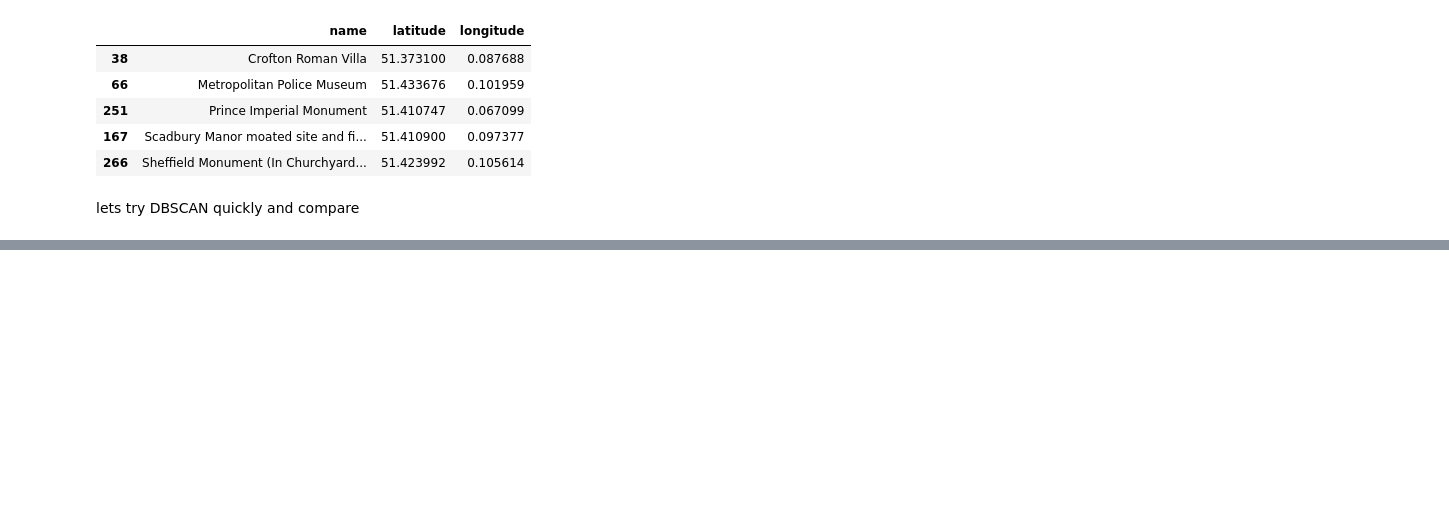
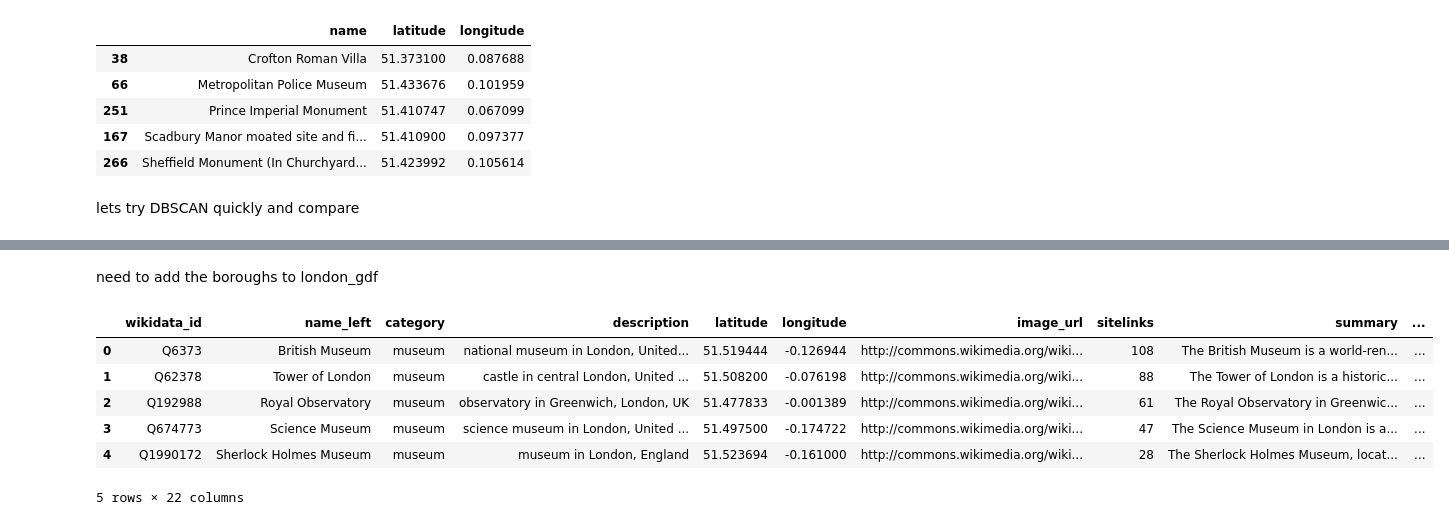
Before and after one commit to efe-h/sightseer, a Jupyter notebook: rag-pipeline/clustering/clustering_analysis.ipynb, the cells around one changed output, grey strips where cells are left out. Cells and saved outputs as stored; diff of their text form; code cells hidden in the pictures; blank space fills up the shorter version.

```diff
--- a/rag-pipeline/clustering/clustering_analysis.ipynb
+++ b/rag-pipeline/clustering/clustering_analysis.ipynb
@@ -708,0 +753,18 @@ dbscan_results_df.round(3)
+# %% [markdown]
+need to add the boroughs to london_gdf
+# %%
+london_gdf = gpd.sjoin(
+    london_gdf,
+    london_boroughs[["name", "geometry"]],
+    how="left",
+    predicate="within"
+)
+london_gdf.head()
+# %% [output]
+|  | wikidata_id | name_left | category | description | latitude | longitude | image_url | sitelinks | summary | ... |
+| 0 | Q6373 | British Museum | museum | national museum in London, United... | 51.519444 | -0.126944 | http://commons.wikimedia.org/wiki... | 108 | The British Museum is a world-ren... | ... |
+| 1 | Q62378 | Tower of London | museum | castle in central London, United ... | 51.508200 | -0.076198 | http://commons.wikimedia.org/wiki... | 88 | The Tower of London is a historic... | ... |
+| 2 | Q192988 | Royal Observatory | museum | observatory in Greenwich, London, UK | 51.477833 | -0.001389 | http://commons.wikimedia.org/wiki... | 61 | The Royal Observatory in Greenwic... | ... |
+| 3 | Q674773 | Science Museum | museum | science museum in London, United ... | 51.497500 | -0.174722 | http://commons.wikimedia.org/wiki... | 47 | The Science Museum in London is a... | ... |
+| 4 | Q1990172 | Sherlock Holmes Museum | museum | museum in London, England | 51.523694 | -0.161000 | http://commons.wikimedia.org/wiki... | 28 | The Sherlock Holmes Museum, locat... | ... |
+5 rows × 22 columns
```
Also changed, not shown: parts of 14 cells of this notebook, 3 other files.
